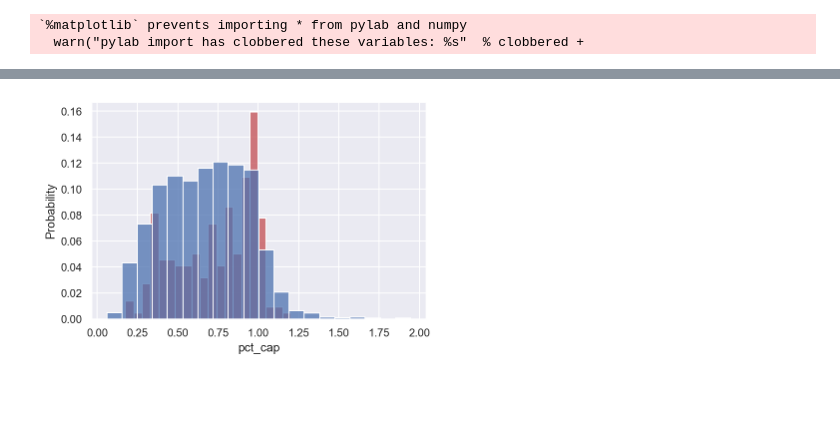
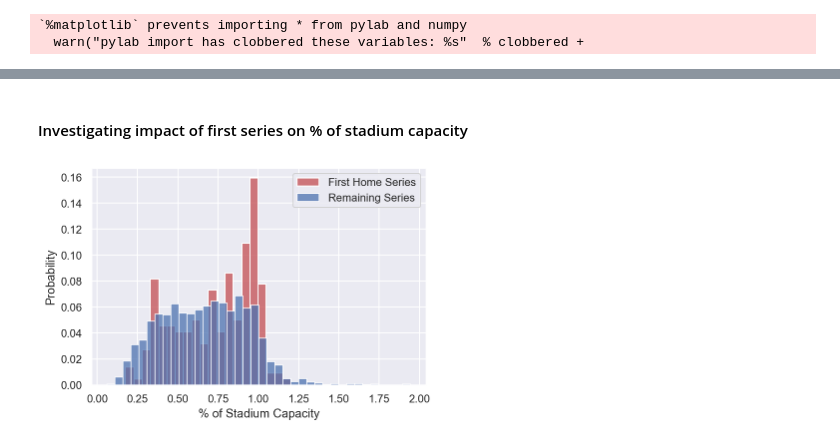
Before and after one commit to phillrich13/Linear-Regression, a Jupyter notebook: Stadium Attendance Regression.ipynb, the cells around one changed output, grey strips where cells are left out. Saved outputs shown, nothing was run; the diff lists cells and outputs as text; code cells hidden in the pictures; blank space fills up the shorter version.

```diff
--- a/Stadium Attendance Regression.ipynb
+++ b/Stadium Attendance Regression.ipynb
@@ -75,6 +77,10 @@ drop2 = ['team_ID_y','win_loss_record', colname, 'win_loss_result', 'avg_temp']
 
 shifted = shifted[keep]
 # %%
+cap2 = cap[['Team', 'Division']]
+
 all_features = base_data.merge(shifted, left_on = [colname], right_on = [colname] )
 all_features = all_features.merge(cap, left_on = 'team_ID_x', right_on = 'Team' )
+all_features = all_features.merge(cap2, left_on = 'opp_ID', right_on = 'Team')
 all_features['pct_cap'] = all_features.attendance/all_features.Capacity
+all_features['in_div'] = (all_features['Division_x'] == all_features['Division_y']).astype(int)
@@ -102,13 +110,19 @@ all_features.rename(columns = ren, inplace = True)
 mask = (all_features['homeORvis'] == 1) & (all_features['extra_innings'] == 1)
 
 all_features['long_game'] = mask.astype(int)
+# %% [markdown]
+#### Investigating impact of first series on % of stadium capacity
 # %%
 all_features_fs = all_features.merge(home_series2, left_on = ['team_game_x', 'team_ID_x'], right_on = ['team_game', 'team_ID'], how = 'left')
 all_features_fs
 all_features_fs['first_series'] = all_features_fs['team_game_y'].notna().astype(int)
 
 sns.histplot(data = all_features_fs[all_features_fs['first_series'] == 1], x= 'pct_cap', stat = 'probability', color = 'r', bins = 20)
-sns.histplot(data = all_features_fs[all_features_fs['first_series'] == 0], x= 'pct_cap', stat = 'probability', bins = 20);
+sns.histplot(data = all_features_fs[all_features_fs['first_series'] == 0], x= 'pct_cap', stat = 'probability')
+plt.legend(['First Home Series', 'Remaining Series'])
+plt.xlabel('% of Stadium Capacity');
+
+plt.savefig("/Users/philliprichardson/Metis/Module 2/first_series",bbox_inches='tight')
 # %% [output]
-[figure, old version]
+[figure, new version]
 # %%
```
Also changed, not shown: parts of 41 cells of this notebook, 1 other file.
